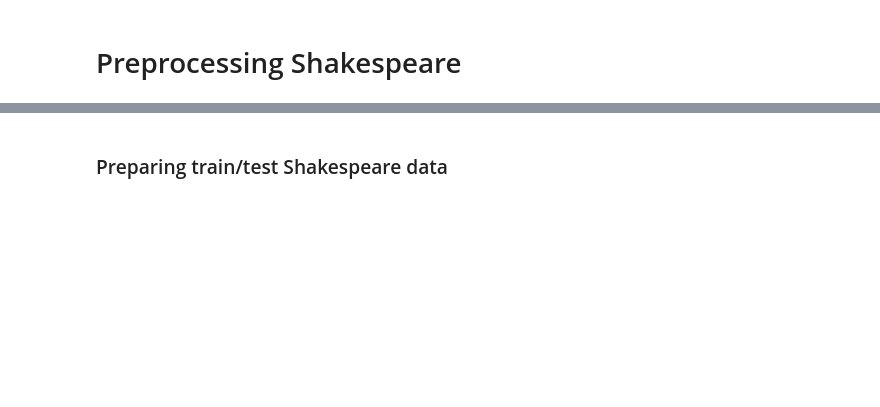
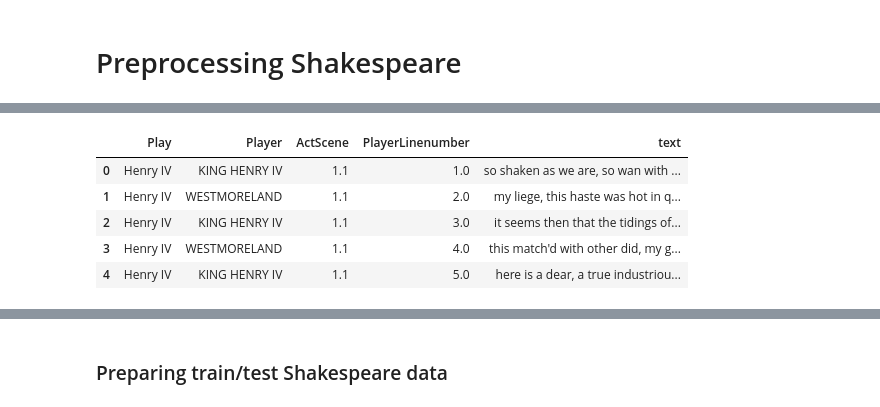
Before and after one commit to xianyingkong/diffusion-text-generation, a Jupyter notebook: data-playground.ipynb, the cells around one changed output, grey strips where cells are left out. Cells and saved outputs as stored; diff of their text form; code cells hidden in the pictures; blank space fills up the shorter version.

```diff
--- a/data-playground.ipynb
+++ b/data-playground.ipynb
@@ -164,0 +213,9 @@ shakespeare_data.data.head()
+# %%
+data_per_convo.head()
+# %% [output]
+|  | Play | Player | ActScene | PlayerLinenumber | text |
+| 0 | Henry IV | KING HENRY IV | 1.1 | 1.0 | so shaken as we are, so wan with ... |
+| 1 | Henry IV | WESTMORELAND | 1.1 | 2.0 | my liege, this haste was hot in q... |
+| 2 | Henry IV | KING HENRY IV | 1.1 | 3.0 | it seems then that the tidings of... |
+| 3 | Henry IV | WESTMORELAND | 1.1 | 4.0 | this match'd with other did, my g... |
+| 4 | Henry IV | KING HENRY IV | 1.1 | 5.0 | here is a dear, a true industriou... |
```
Also changed, not shown: parts of 52 cells of this notebook, 11 other files.
